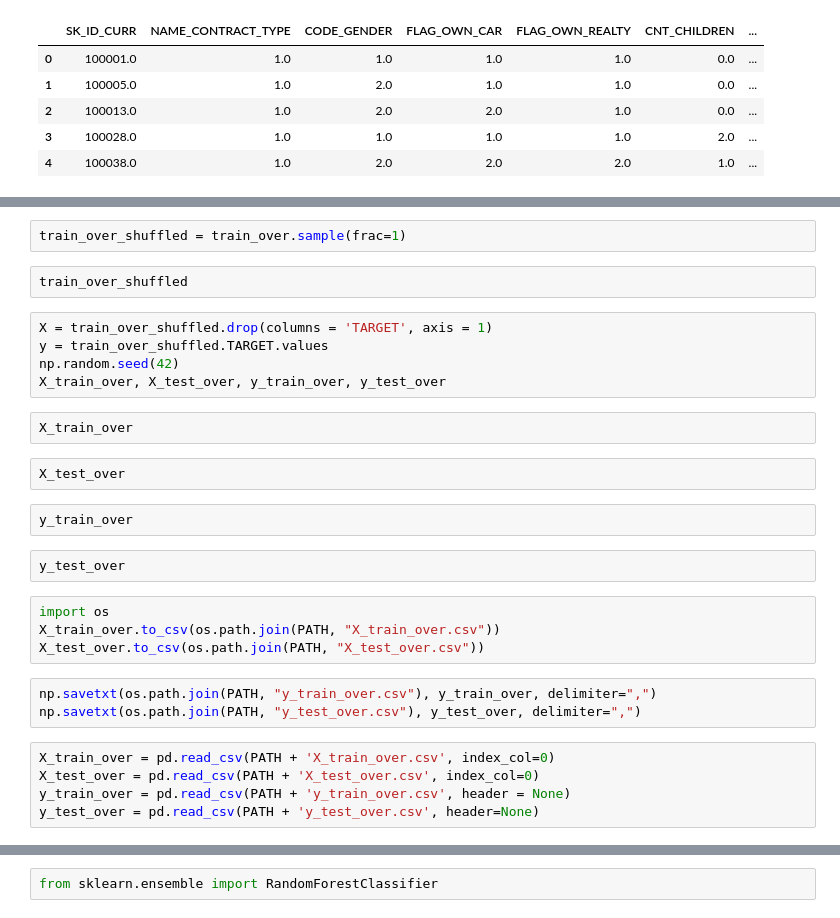
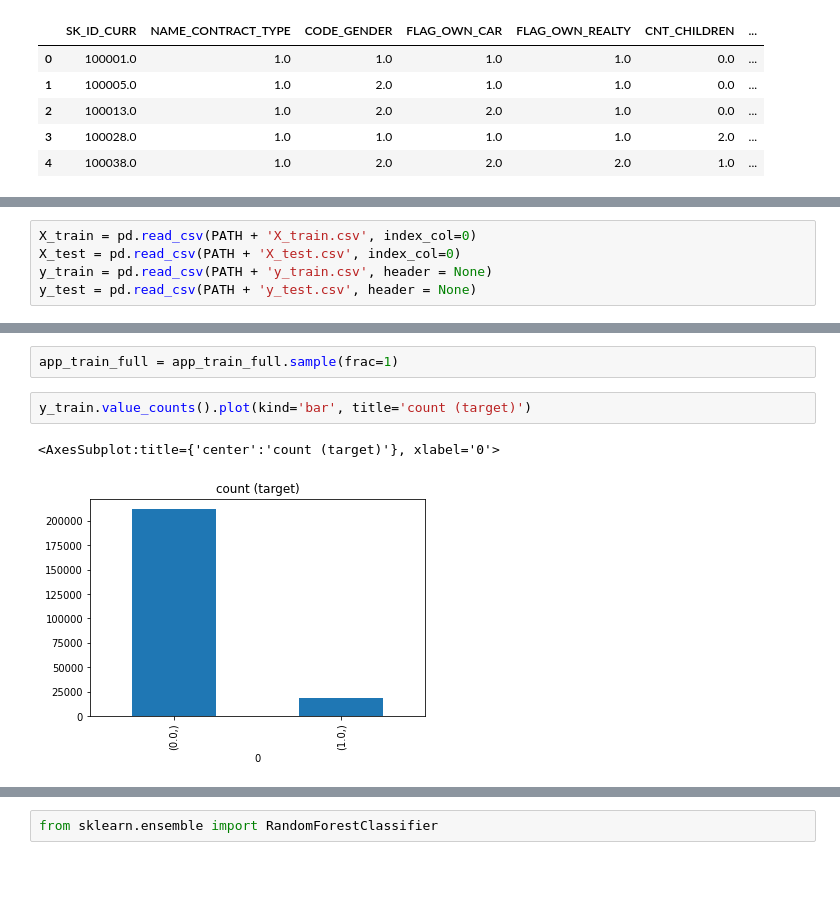
Before and after one commit to PolinaLegusheva/coursework-2021, a Jupyter notebook: experiments_full_dataset.ipynb, the cells around one changed output, grey strips where cells are left out. Saved outputs shown, nothing was run; the diff lists cells and outputs as text; blank space fills up the shorter version.

```diff
--- a/experiments_full_dataset.ipynb
+++ b/experiments_full_dataset.ipynb
@@ -174,3 +230,8 @@ base_line_accuracy
+# %%
+X_train = pd.read_csv(PATH + 'X_train.csv', index_col=0)
+X_test = pd.read_csv(PATH + 'X_test.csv', index_col=0)
+y_train = pd.read_csv(PATH + 'y_train.csv', header = None)
+y_test = pd.read_csv(PATH + 'y_test.csv', header = None)
 # %%
 target_count_0, target_count_1 = app_train_full['TARGET'].value_counts()
 target_0 = app_train_full[app_train_full['TARGET'] == 0]
@@ -185,29 +256,7 @@ train_over['TARGET'].value_counts().plot(kind='bar', title='count (target)')
 # %%
-train_over_shuffled = train_over.sample(frac=1)
+app_train_full = app_train_full.sample(frac=1)
-# %%
-train_over_shuffled
-# %%
-X = train_over_shuffled.drop(columns = 'TARGET', axis = 1)
-y = train_over_shuffled.TARGET.values
-np.random.seed(42)
-X_train_over, X_test_over, y_train_over, y_test_over
-# %%
-X_train_over
-# %%
-X_test_over
-# %%
-y_train_over
-# %%
-y_test_over
-# %%
-import os
-X_train_over.to_csv(os.path.join(PATH, "X_train_over.csv"))
-X_test_over.to_csv(os.path.join(PATH, "X_test_over.csv"))
-# %%
-np.savetxt(os.path.join(PATH, "y_train_over.csv"), y_train_over, delimiter=",")
-np.savetxt(os.path.join(PATH, "y_test_over.csv"), y_test_over, delimiter=",")
-# %%
-X_train_over = pd.read_csv(PATH + 'X_train_over.csv', index_col=0)
-X_test_over = pd.read_csv(PATH + 'X_test_over.csv', index_col=0)
-y_train_over = pd.read_csv(PATH + 'y_train_over.csv', header = None)
-y_test_over = pd.read_csv(PATH + 'y_test_over.csv', header=None)
+# %%
+y_train.value_counts().plot(kind='bar', title='count (target)')
+# %% [output]
+<AxesSubplot:title={'center':'count (target)'}, xlabel='0'>
+[figure, added]
```
Also changed, not shown: parts of 44 cells of this notebook.
